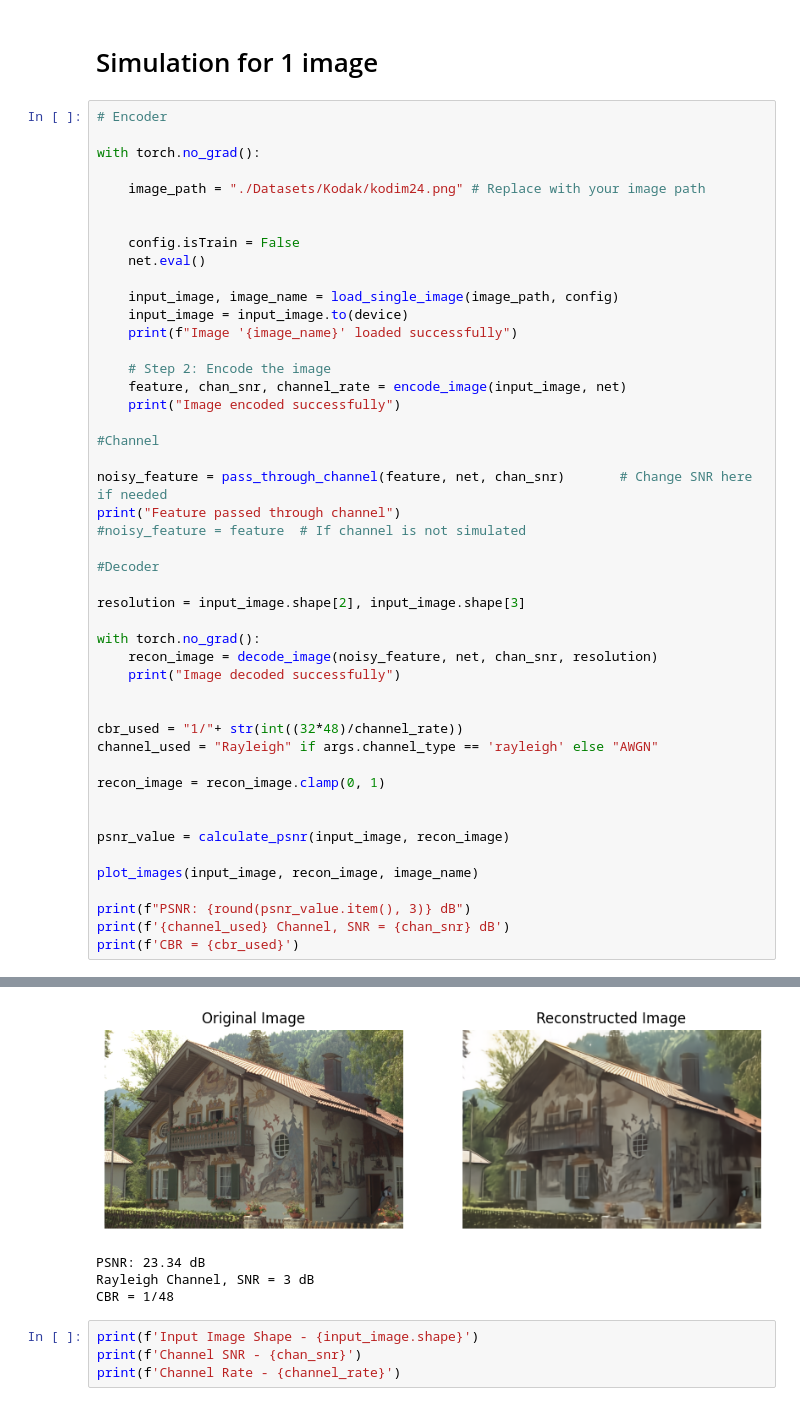
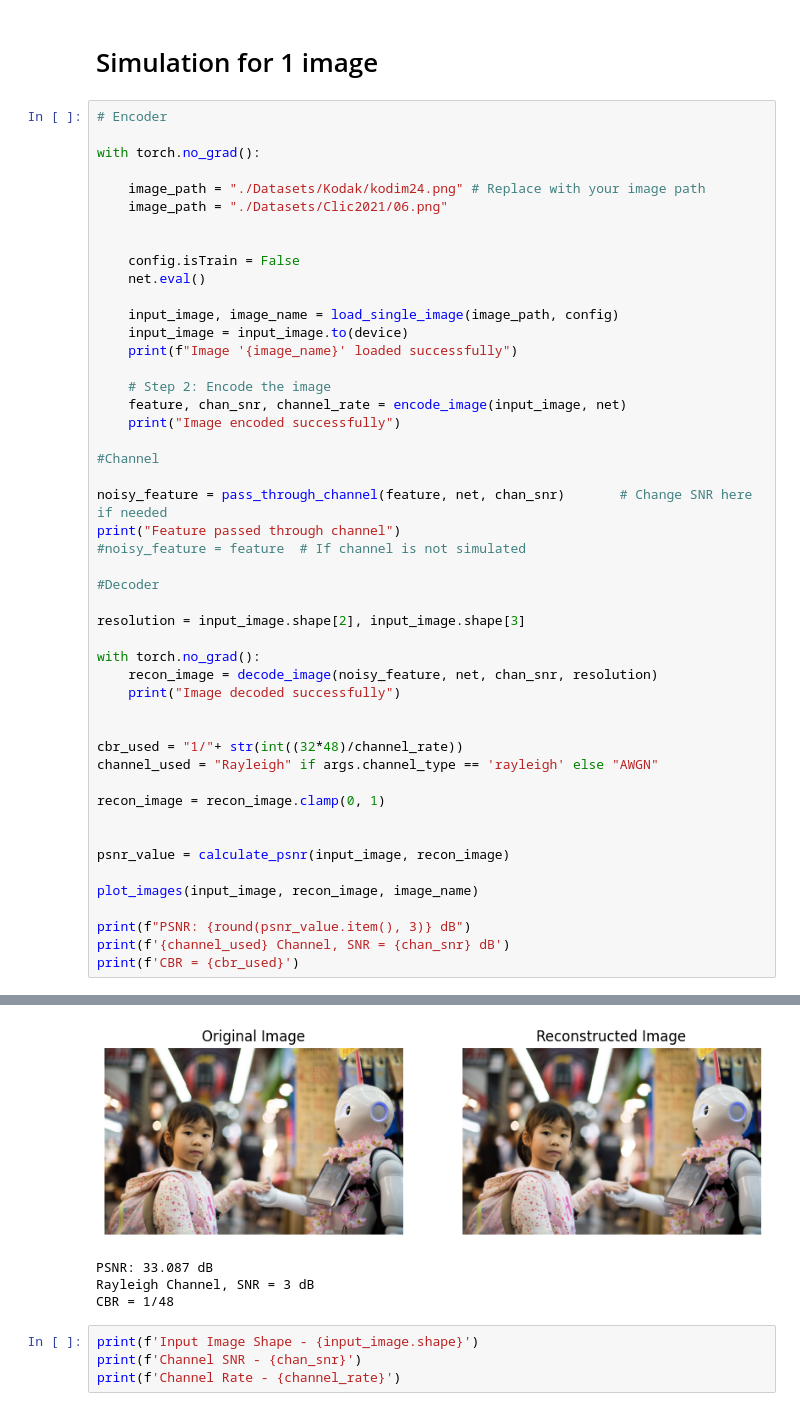
Before and after one commit to tharusha-pathirana/swin-semantic-communication, a Jupyter notebook: swinjscc-full.ipynb, the cells around one changed output, grey strips where cells are left out. Cells and saved outputs as stored; diff of their text form.

```diff
--- a/swinjscc-full.ipynb
+++ b/swinjscc-full.ipynb
@@ -2466,6 +2477,7 @@ Trained model - Rayleigh
 with torch.no_grad():
 
     image_path = "./Datasets/Kodak/kodim24.png" # Replace with your image path
+    image_path = "./Datasets/Clic2021/06.png"
 
 
     config.isTrain = False
@@ -2516,8 +2528,8 @@ tensor(-1.2749)
 Image encoded successfully
 Feature passed through channel
 Image decoded successfully
-[figure, old version]
+[figure, new version]
-PSNR: 23.34 dB
+PSNR: 33.087 dB
 Rayleigh Channel, SNR = 3 dB
 CBR = 1/48
 # %%
```
Also changed, not shown: parts of 17 cells of this notebook, 2 other files.
